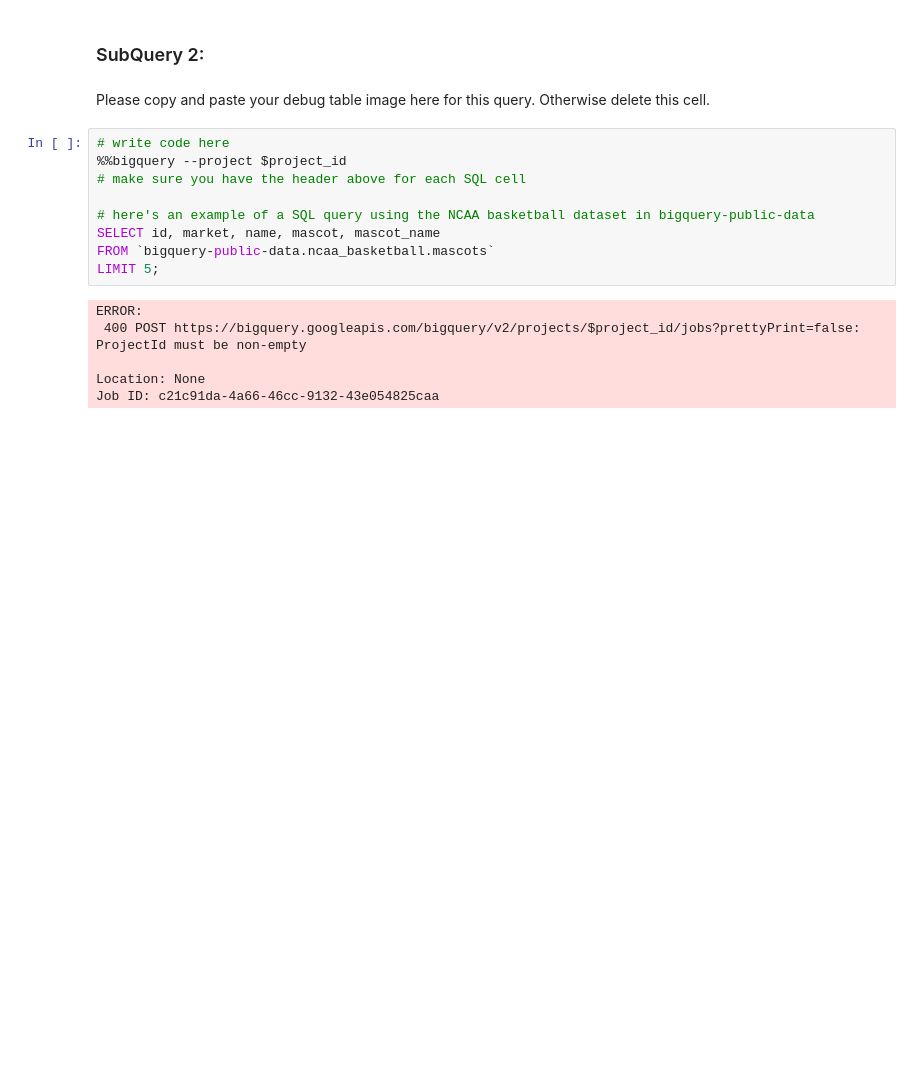
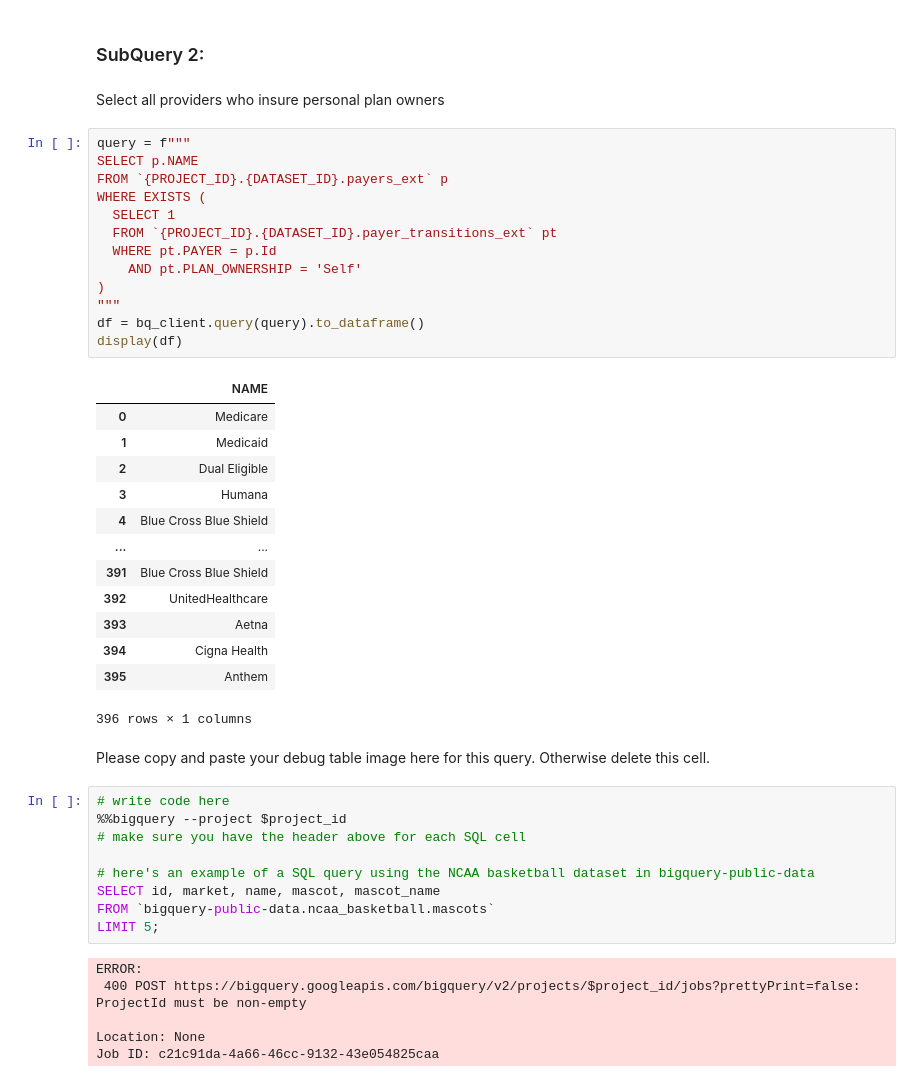
Before and after one commit to nick-allen21/synthetic_patient_analysis, a Jupyter notebook: nallen21_project1.ipynb, the cells around one changed output. Saved outputs shown, nothing was run; the diff lists cells and outputs as text; blank space fills up the shorter version.

```diff
--- a/nallen21_project1.ipynb
+++ b/nallen21_project1.ipynb
@@ -291,5 +305,34 @@ Job ID: af117004-881d-4bd7-9c75-1962e2fded4e
 # %% [markdown]
 ### SubQuery 2:
+# %% [markdown]
+Select all providers who insure personal plan owners
+# %%
+query = f"""
+SELECT p.NAME
+FROM `{PROJECT_ID}.{DATASET_ID}.payers_ext` p
+WHERE EXISTS (
+  SELECT 1
+  FROM `{PROJECT_ID}.{DATASET_ID}.payer_transitions_ext` pt
+  WHERE pt.PAYER = p.Id
+    AND pt.PLAN_OWNERSHIP = 'Self'
+)
+"""
+df = bq_client.query(query).to_dataframe()
+display(df)
+# %% [output]
+|  | NAME |
+| 0 | Medicare |
+| 1 | Medicaid |
+| 2 | Dual Eligible |
+| 3 | Humana |
+| 4 | Blue Cross Blue Shield |
+| ... | ... |
+| 391 | Blue Cross Blue Shield |
+| 392 | UnitedHealthcare |
+| 393 | Aetna |
+| 394 | Cigna Health |
+| 395 | Anthem |
+396 rows × 1 columns
 # %% [markdown]
 Please copy and paste your debug table image here for this query. Otherwise delete this cell.
 # %%
```
Also changed, not shown: parts of 3 cells of this notebook.
